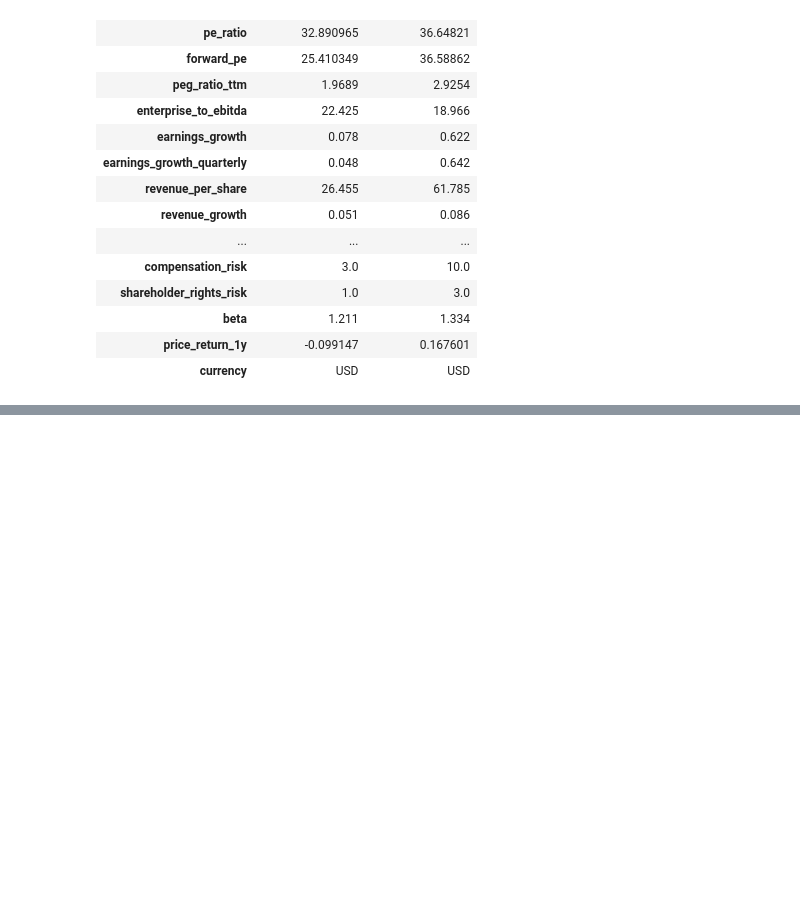
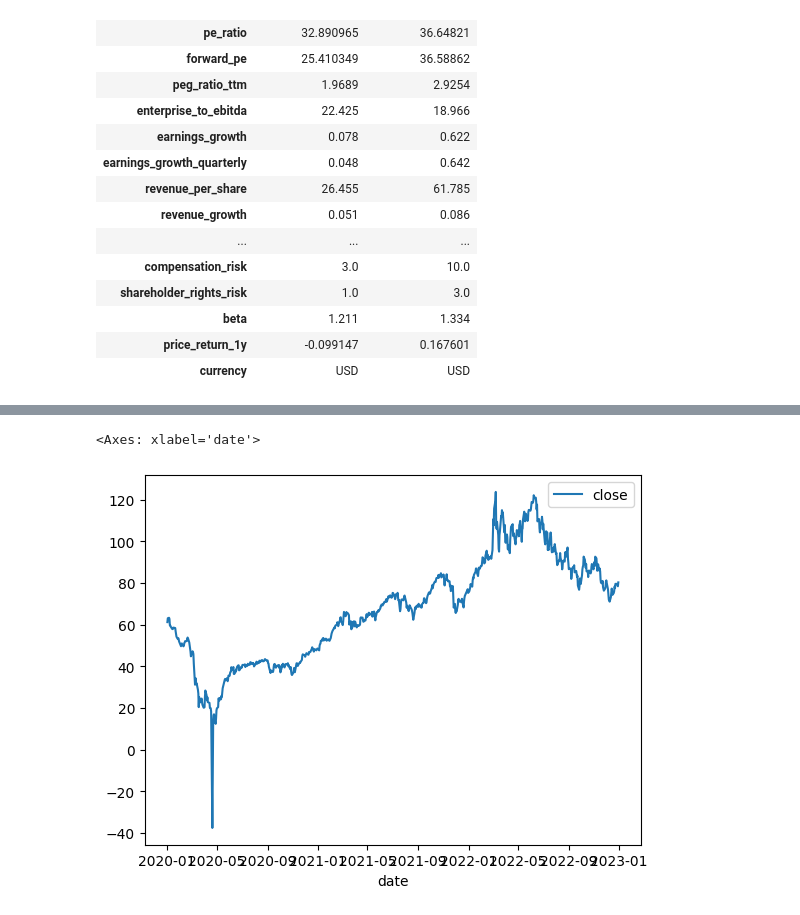
Before and after one commit to GeordieJones/financePython, a Jupyter notebook: algorythmic_trading/use_openBB.ipynb, the cells around one changed output, grey strips where cells are left out. Cells and saved outputs as stored; diff of their text form; code cells hidden in the pictures; blank space fills up the shorter version.

```diff
--- a/algorythmic_trading/use_openBB.ipynb
+++ b/algorythmic_trading/use_openBB.ipynb
@@ -60,0 +69,12 @@ obb.equity.compare.groups(group ='sector', metric = 'overview', provider='finviz
+# %%
+contracts = []
+
+df = (obb.derivatives.futures.historical(symbol='CL=F',
+                                            start_date='2020-01-01',
+                                            end_date='2022-12-31',
+                                            provider="yfinance"
+                                            ))
+contracts.append(df['close'])
+
+historical = (pd.DataFrame(contracts).transpose().dropna())
+historical
@@ -60,0 +96,5 @@ obb.equity.compare.groups(group ='sector', metric = 'overview', provider='finviz
+# %%
+historical.plot()
+# %% [output]
+<Axes: xlabel='date'>
+[figure, added]
```
Also changed, not shown: parts of 2 cells of this notebook.
